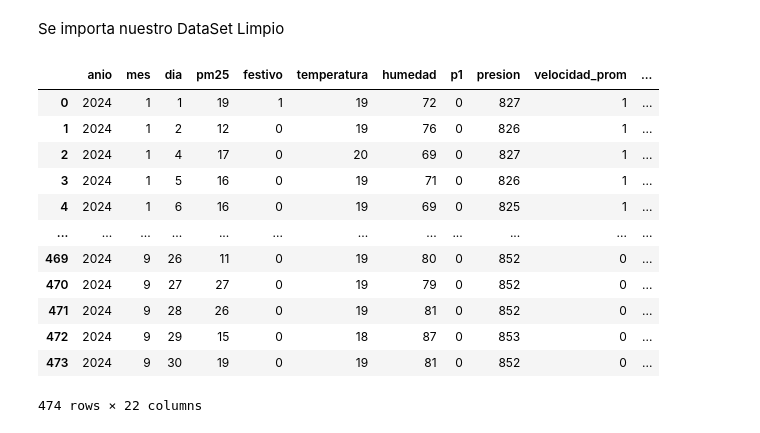
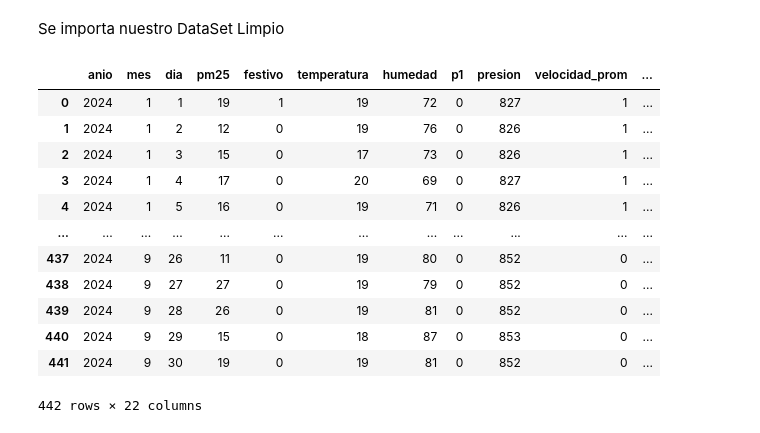
Before and after one commit to kennethLeonel/Monografia-calidad-del-aire-valle-de-aburra, a Jupyter notebook: RandomForest.ipynb, the cells around one changed output. Drawn from its saved outputs; the diff is of its cells as text; code cells hidden in the pictures.

Commit message:
cambios en dataframe

```diff
--- a/RandomForest.ipynb
+++ b/RandomForest.ipynb
@@ -8,20 +8,20 @@ import pandas as pd
 # %% [markdown]
 Se importa nuestro DataSet Limpio
 # %%
-df = pd.read_csv("data/stage/dataSetLimpio.csv")
+df = pd.read_csv("data/stage/dataSetLimpio2.csv")
 
 df
 # %% [output]
 |  | anio | mes | dia | pm25 | festivo | temperatura | humedad | p1 | presion | velocidad_prom | ... |
 | 0 | 2024 | 1 | 1 | 19 | 1 | 19 | 72 | 0 | 827 | 1 | ... |
 | 1 | 2024 | 1 | 2 | 12 | 0 | 19 | 76 | 0 | 826 | 1 | ... |
-| 2 | 2024 | 1 | 4 | 17 | 0 | 20 | 69 | 0 | 827 | 1 | ... |
-| 3 | 2024 | 1 | 5 | 16 | 0 | 19 | 71 | 0 | 826 | 1 | ... |
-| 4 | 2024 | 1 | 6 | 16 | 0 | 19 | 69 | 0 | 825 | 1 | ... |
+| 2 | 2024 | 1 | 3 | 15 | 0 | 17 | 73 | 0 | 826 | 1 | ... |
+| 3 | 2024 | 1 | 4 | 17 | 0 | 20 | 69 | 0 | 827 | 1 | ... |
+| 4 | 2024 | 1 | 5 | 16 | 0 | 19 | 71 | 0 | 826 | 1 | ... |
 | ... | ... | ... | ... | ... | ... | ... | ... | ... | ... | ... | ... |
-| 469 | 2024 | 9 | 26 | 11 | 0 | 19 | 80 | 0 | 852 | 0 | ... |
-| 470 | 2024 | 9 | 27 | 27 | 0 | 19 | 79 | 0 | 852 | 0 | ... |
-| 471 | 2024 | 9 | 28 | 26 | 0 | 19 | 81 | 0 | 852 | 0 | ... |
-| 472 | 2024 | 9 | 29 | 15 | 0 | 18 | 87 | 0 | 853 | 0 | ... |
-| 473 | 2024 | 9 | 30 | 19 | 0 | 19 | 81 | 0 | 852 | 0 | ... |
+| 437 | 2024 | 9 | 26 | 11 | 0 | 19 | 80 | 0 | 852 | 0 | ... |
+| 438 | 2024 | 9 | 27 | 27 | 0 | 19 | 79 | 0 | 852 | 0 | ... |
+| 439 | 2024 | 9 | 28 | 26 | 0 | 19 | 81 | 0 | 852 | 0 | ... |
+| 440 | 2024 | 9 | 29 | 15 | 0 | 18 | 87 | 0 | 853 | 0 | ... |
+| 441 | 2024 | 9 | 30 | 19 | 0 | 19 | 81 | 0 | 852 | 0 | ... |
-474 rows × 22 columns
+442 rows × 22 columns
```
Also changed, not shown: 1 other file.
